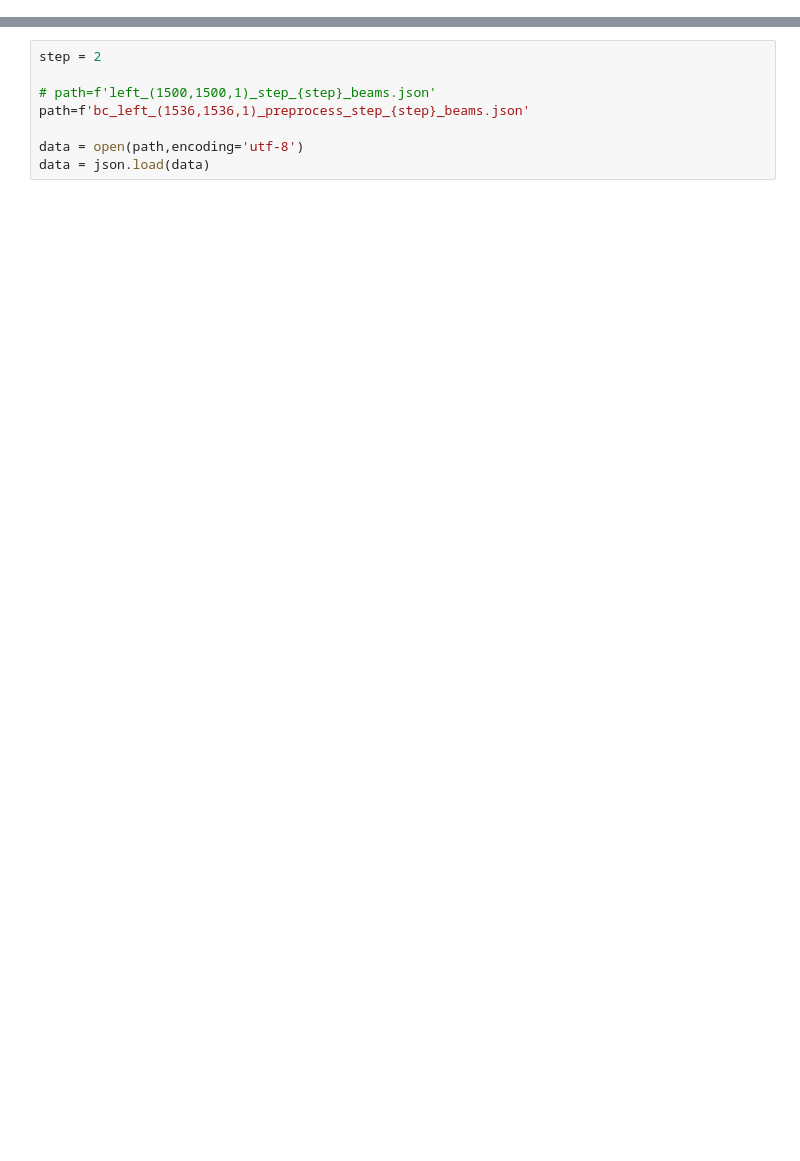
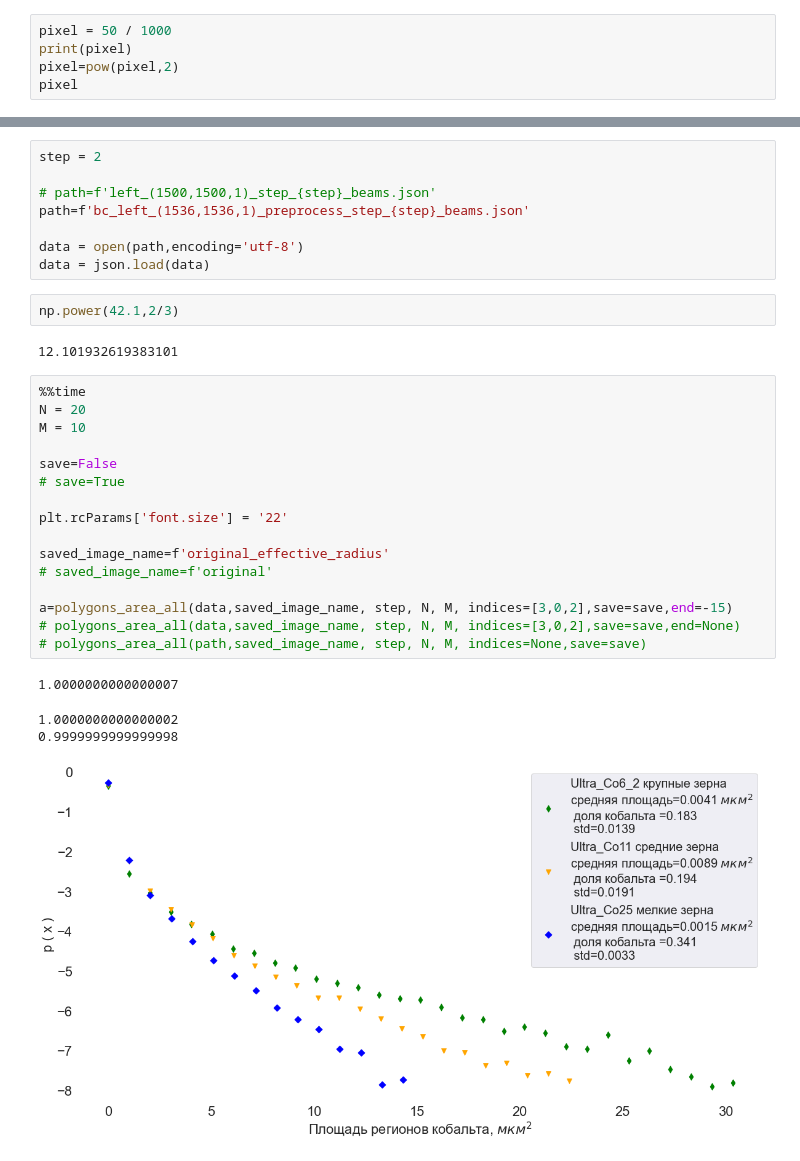
Before and after one commit to dkagramanyan/WC-Co_computer_vision, a Jupyter notebook: cv/ellipses_area.ipynb, the cells around one changed output, grey strips where cells are left out. Cells and saved outputs as stored; diff of their text form; blank space fills up the shorter version.

```diff
--- a/cv/ellipses_area.ipynb
+++ b/cv/ellipses_area.ipynb
@@ -98,3 +102,8 @@ from sklearn import linear_model
  'contours_series': all_contours,
  'pixel2meter': pixel,
  }
+# %%
+pixel = 50 / 1000
+print(pixel)
+pixel=pow(pixel,2)
+pixel
@@ -221,3 +260,28 @@ path=f'bc_left_(1536,1536,1)_preprocess_step_{step}_beams.json'
 
 data = open(path,encoding='utf-8')
 data = json.load(data)
+# %%
+np.power(42.1,2/3)
+# %% [output]
+12.101932619383101
+# %%
+%%time
+N = 20
+M = 10
+
+save=False
+# save=True
+
+plt.rcParams['font.size'] = '22'
+
+saved_image_name=f'original_effective_radius'
+# saved_image_name=f'original'
+
+a=polygons_area_all(data,saved_image_name, step, N, M, indices=[3,0,2],save=save,end=-15)
+# polygons_area_all(data,saved_image_name, step, N, M, indices=[3,0,2],save=save,end=None)
+# polygons_area_all(path,saved_image_name, step, N, M, indices=None,save=save)
+# %% [output]
+1.0000000000000007
+1.0000000000000002
+0.9999999999999998
+[figure, added]
```
Also changed, not shown: parts of 7 cells of this notebook, 7 other files.
